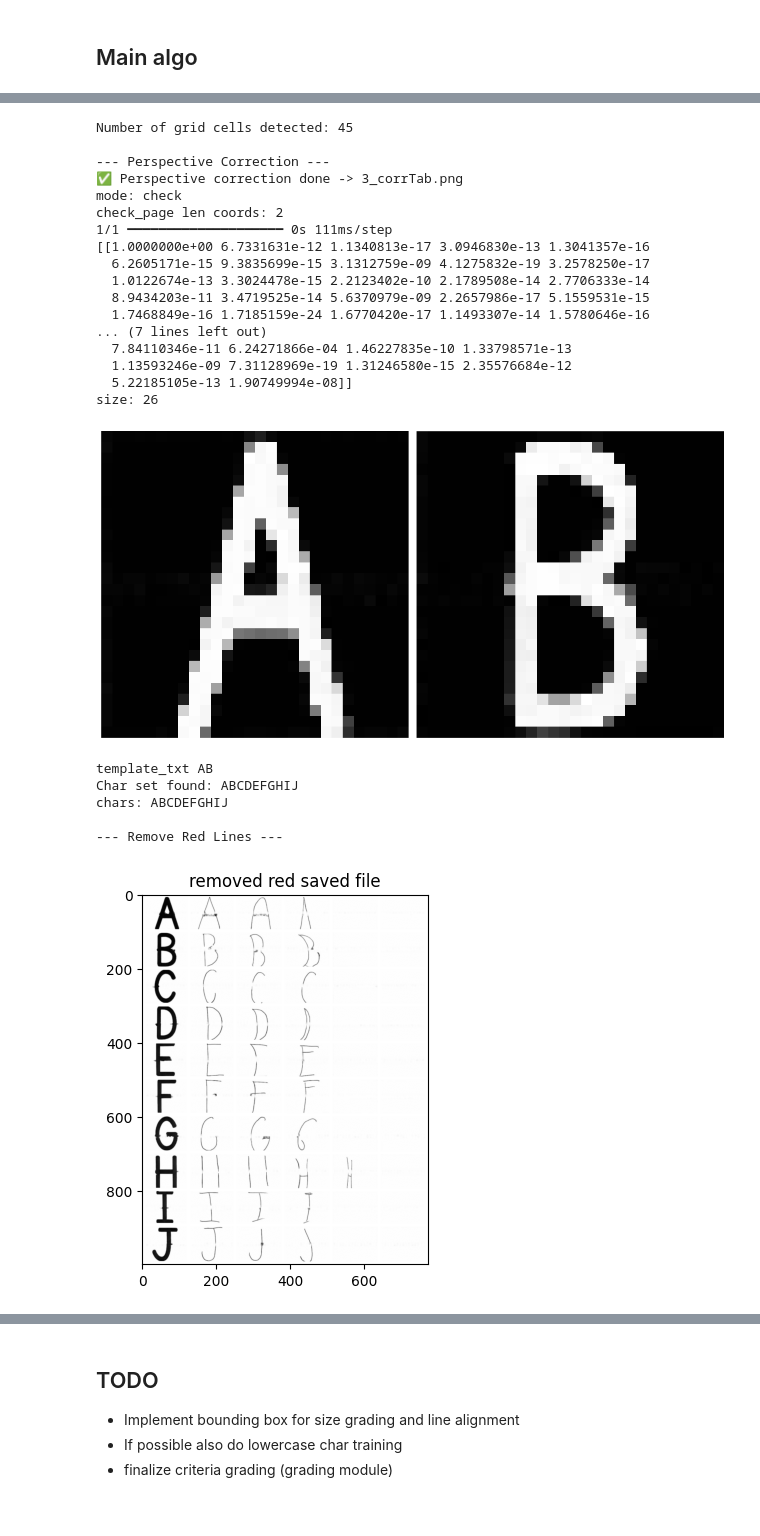
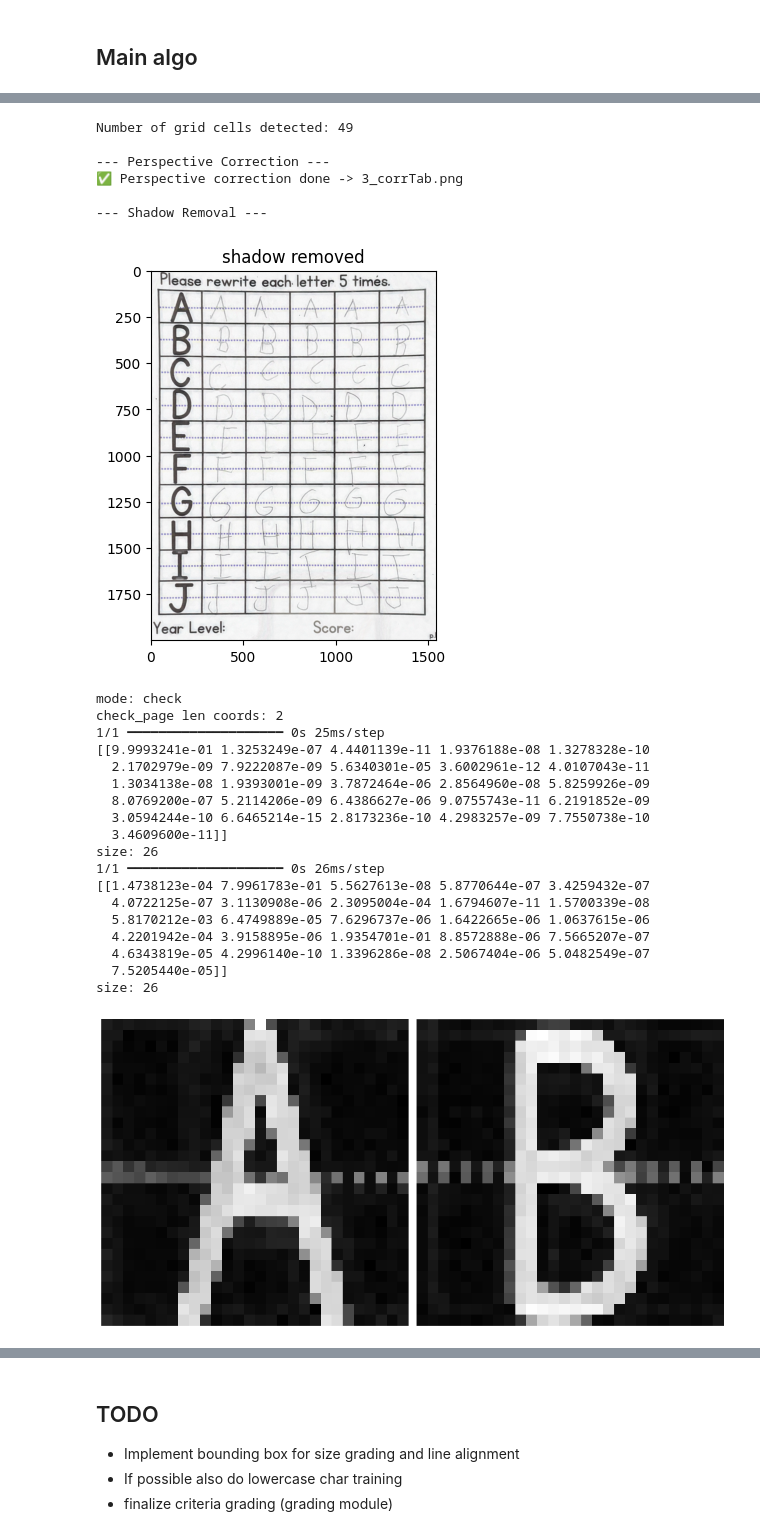
Before and after one commit to Jashagmama/THES2, a Jupyter notebook: Testing.ipynb, the cells around one changed output, grey strips where cells are left out. Saved outputs shown, nothing was run; the diff lists cells and outputs as text; code cells hidden in the pictures.

Commit message:
Updated worksheet files to current worksheet version

```diff
--- a/Testing.ipynb
+++ b/Testing.ipynb
@@ -667,7 +683,7 @@ def create_eval_box(img: MatLike, letters, category=''):
 ## Main algo
 # %%
 template_path = "./template/A-J.png"
-filled_doc_path = "./worksheets/A-J_leg.jpg"
+filled_doc_path = "./worksheets/A-J1.JPG"
 
 template_img = cv.imread(template_path)
 ws_img = cv.imread(filled_doc_path)
@@ -679,13 +695,15 @@ boxes = fullPipe.init_boxes()
 print("\n--- SIFT Alignment ---")
 sift_aligned = fullPipe.align_documents_sift(template_img, ws_img, "2_sift.png")
 
-result1, mask1 = detect_red_flexible(sift_aligned, h_thresh=10, s_thresh=25, v_min=25)
-inpainted1_telea, white1_telea = white_mask_then_inpaint(sift_aligned, mask1, dilate_iterations=2, inpaint_radius=3, method='telea')
-red_removed = inpainted1_telea
-# show_img(red_removed, 'red removed')
 
-red_removed = fullPipe.remove_colored_lines(sift_aligned, "4_no_red.png")
 
+# print("\n--- Remove Red lines ---")
+# result1, mask1 = detect_red_flexible(shadow_removed, h_thresh=10, s_thresh=25, v_min=25)
+# inpainted1_telea, white1_telea = white_mask_then_inpaint(shadow_removed, mask1, dilate_iterations=2, inpaint_radius=3, method='telea')
+# red_removed = inpainted1_telea
+# # show_img(red_removed, 'red removed')
+
+# red_removed = fullPipe.remove_colored_lines(shadow_removed, "4_no_red.png")
 num_enclosed = count_grid_cells(sift_aligned)
 
 
@@ -694,12 +712,16 @@ print("\n--- Perspective Correction ---")
 perspective_corrected = correct_perspective(sift_aligned, num_enclosed, "3_corrTab.png")
 # red_removed = fullPip
 # shadow removal function call here
-char_set = check_page(red_removed)
-print(f"chars: {char_set}")
+
 
 print("\n--- Shadow Removal ---")
-shadow_removed = fullPipe.remove_shadow(perspective_corrected)
+shadow_removed = fullPipe.remove_shadow(sift_aligned)
+show_img(shadow_removed, "shadow removed")
+cv.imwrite("removed_shadow.png", shadow_removed)
 
+
+char_set = check_page(shadow_removed)
+print(f"chars: {char_set}")
 
 grid_removed = fullPipe.remove_grid(perspective_corrected)
 # show_img(grid_removed, 'removed grid')
@@ -710,6 +732,8 @@ print("\n--- Remove Red Lines ---")
 # image_processed = inpainted2_telea
 image_processed = fullPipe.remove_colored_lines(grid_removed, "4_no_red.png")
 # show_img(image_processed, 'image_processed')
+
+# add thresholding here before passing to eval_letters
 
 print("\n--- Eval Letters ---")
 eval_letters(image_processed, boxes, char_set)
@@ -747,24 +770,26 @@ mode: main
-Number of grid cells detected: 45
+Number of grid cells detected: 49
 
 --- Perspective Correction ---
 ✅ Perspective correction done -> 3_corrTab.png
-mode: check
-check_page len coords: 2
-1/1 ━━━━━━━━━━━━━━━━━━━━ 0s 111ms/step
-[[1.0000000e+00 6.7331631e-12 1.1340813e-17 3.0946830e-13 1.3041357e-16
-  6.2605171e-15 9.3835699e-15 3.1312759e-09 4.1275832e-19 3.2578250e-17
-  1.0122674e-13 3.3024478e-15 2.2123402e-10 2.1789508e-14 2.7706333e-14
-  8.9434203e-11 3.4719525e-14 5.6370979e-09 2.2657986e-17 5.1559531e-15
-  1.7468849e-16 1.7185159e-24 1.6770420e-17 1.1493307e-14 1.5780646e-16
-... (7 lines left out)
-  7.84110346e-11 6.24271866e-04 1.46227835e-10 1.33798571e-13
-  1.13593246e-09 7.31128969e-19 1.31246580e-15 2.35576684e-12
-  5.22185105e-13 1.90749994e-08]]
-size: 26
+
+--- Shadow Removal ---
-[figure, old version]
+[figure, new version]
-template_txt AB
-Char set found: ABCDEFGHIJ
-chars: ABCDEFGHIJ
-
---- Remove Red Lines ---
+mode: check
+check_page len coords: 2
+1/1 ━━━━━━━━━━━━━━━━━━━━ 0s 25ms/step
+[[9.9993241e-01 1.3253249e-07 4.4401139e-11 1.9376188e-08 1.3278328e-10
+  2.1702979e-09 7.9222087e-09 5.6340301e-05 3.6002961e-12 4.0107043e-11
+  1.3034138e-08 1.9393001e-09 3.7872464e-06 2.8564960e-08 5.8259926e-09
+  8.0769200e-07 5.2114206e-09 6.4386627e-06 9.0755743e-11 6.2191852e-09
+  3.0594244e-10 6.6465214e-15 2.8173236e-10 4.2983257e-09 7.7550738e-10
+  3.4609600e-11]]
+size: 26
+1/1 ━━━━━━━━━━━━━━━━━━━━ 0s 26ms/step
+[[1.4738123e-04 7.9961783e-01 5.5627613e-08 5.8770644e-07 3.4259432e-07
+  4.0722125e-07 3.1130908e-06 2.3095004e-04 1.6794607e-11 1.5700339e-08
+  5.8170212e-03 6.4749889e-05 7.6296737e-06 1.6422665e-06 1.0637615e-06
+  4.2201942e-04 3.9158895e-06 1.9354701e-01 8.8572888e-06 7.5665207e-07
+  4.6343819e-05 4.2996140e-10 1.3396286e-08 2.5067404e-06 5.0482549e-07
+  7.5205440e-05]]
+size: 26
-[figure, old version]
+[figure, new version]
```
Also changed, not shown: parts of 5 cells of this notebook, 34 other files.
